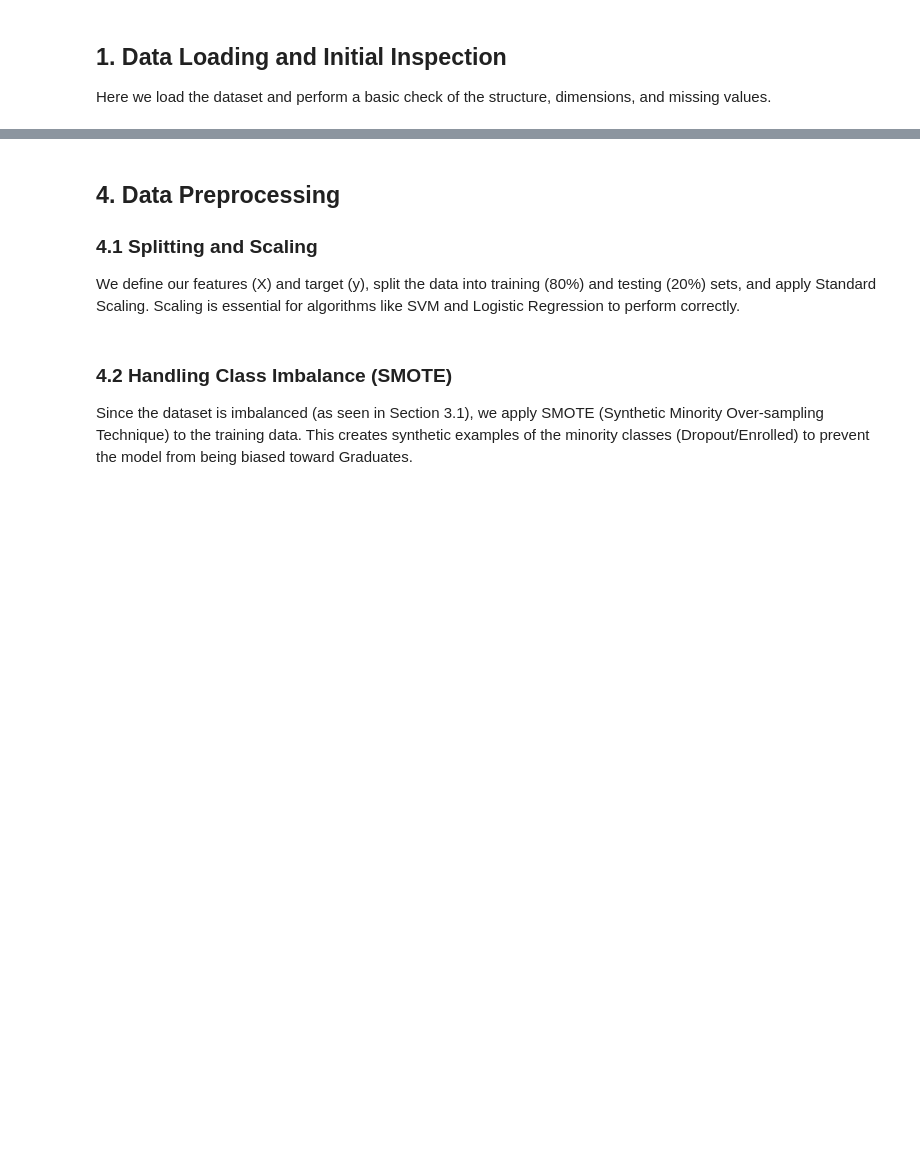
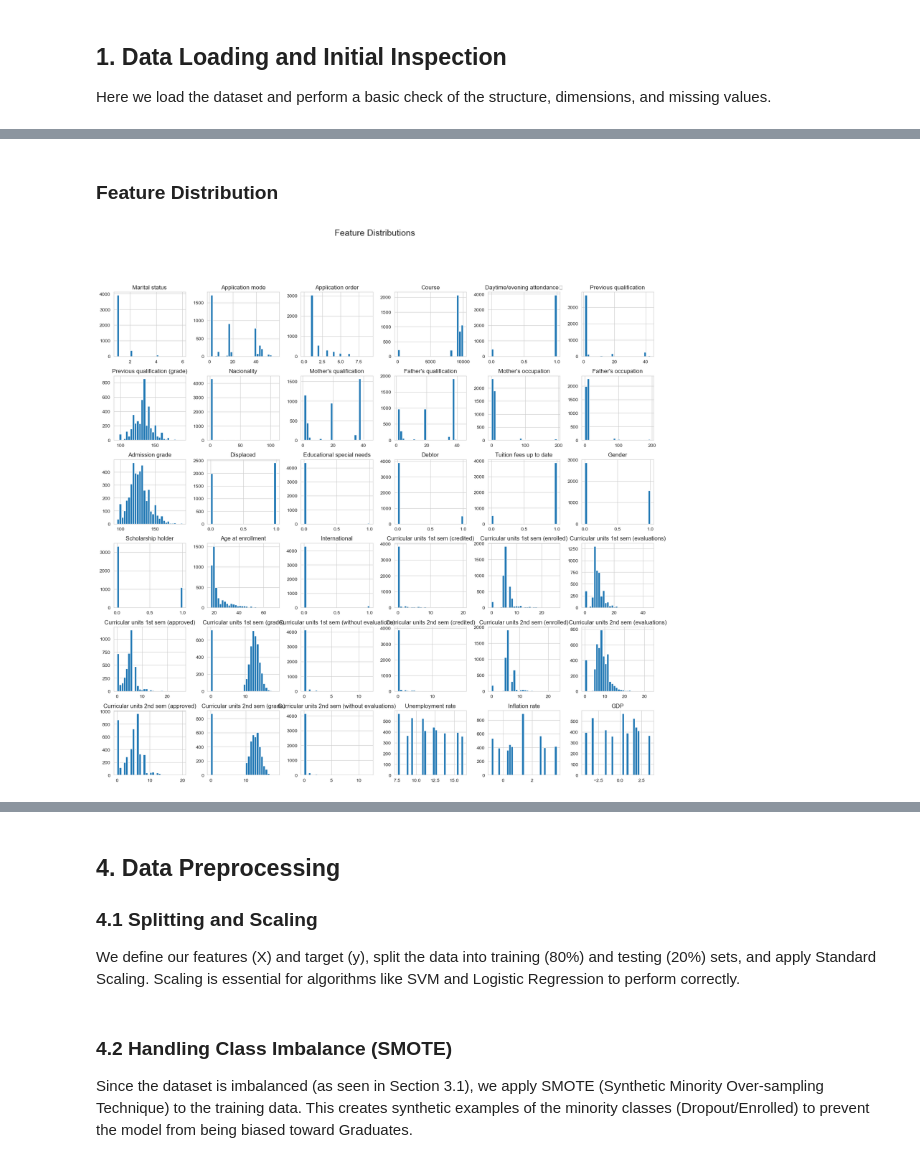
Before and after one commit to AnurupKharel/Artificial-Intelligence, a Jupyter notebook: 23048644 Anurup Kharel.ipynb, the cells around one changed output, grey strips where cells are left out. Drawn from its saved outputs; the diff is of its cells as text; code cells hidden in the pictures; blank space fills up the shorter version.

```diff
--- a/23048644 Anurup Kharel.ipynb
+++ b/23048644 Anurup Kharel.ipynb
@@ -39,0 +113,9 @@ df.isnull().sum().sum()
+# %% [markdown]
+### Feature Distribution
+# %%
+
+df.hist(figsize=(20, 18), bins=30)
+plt.suptitle("Feature Distributions", fontsize=18)
+plt.show()
+# %% [output]
+[figure, added]
```
Also changed, not shown: parts of 46 cells of this notebook.
